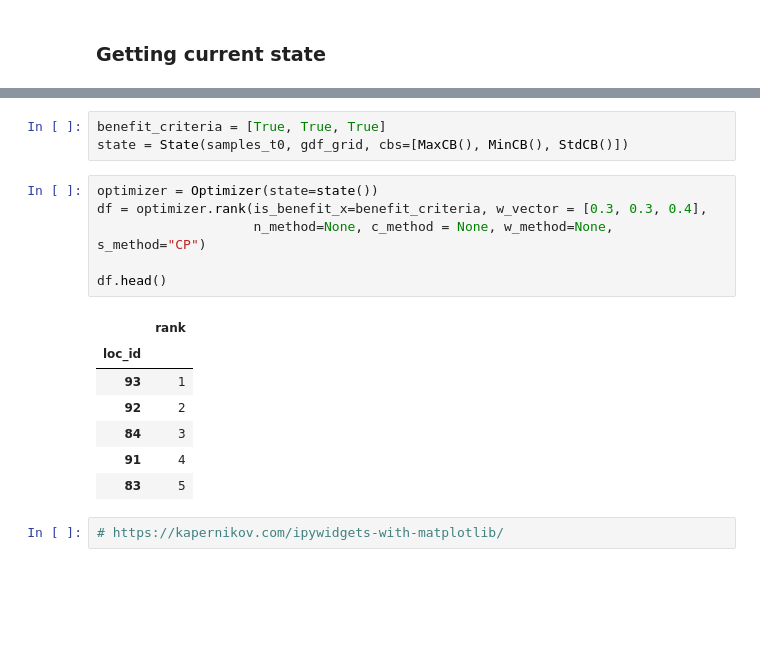
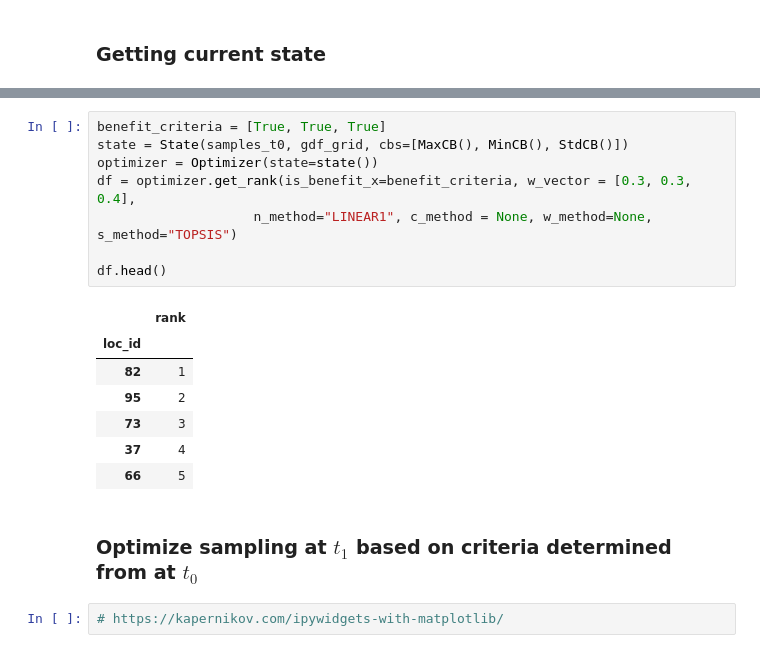
Before and after one commit to franckalbinet/trufl, a Jupyter notebook: nbs/index.ipynb, the cells around one changed output, grey strips where cells are left out. Cells and saved outputs as stored; diff of their text form; blank space fills up the shorter version.

Commit message:
preprocessing optimizer

```diff
--- a/nbs/index.ipynb
+++ b/nbs/index.ipynb
@@ -272,19 +278,20 @@ state_t0 = state(); state_t0
 # %%
 benefit_criteria = [True, True, True]
 state = State(samples_t0, gdf_grid, cbs=[MaxCB(), MinCB(), StdCB()])
+optimizer = Optimizer(state=state())
+df = optimizer.get_rank(is_benefit_x=benefit_criteria, w_vector = [0.3, 0.3, 0.4],
+                    n_method="LINEAR1", c_method = None, w_method=None, s_method="TOPSIS")
+
+df.head()
+# %% [output]
+|  | rank |
+| loc_id |  |
+| 82 | 1 |
+| 95 | 2 |
+| 73 | 3 |
+| 37 | 4 |
+| 66 | 5 |
-# %%
-optimizer = Optimizer(state=state())
-df = optimizer.rank(is_benefit_x=benefit_criteria, w_vector = [0.3, 0.3, 0.4],
-                    n_method=None, c_method = None, w_method=None, s_method="CP")
-
-df.head()
-# %% [output]
-|  | rank |
-| loc_id |  |
-| 93 | 1 |
-| 92 | 2 |
-| 84 | 3 |
-| 91 | 4 |
-| 83 | 5 |
+# %% [markdown]
+### Optimize sampling at $t_1$ based on criteria determined from at $t_0$
 # %%
 # https://kapernikov.com/ipywidgets-with-matplotlib/
```
Also changed, not shown: parts of 6 cells of this notebook, 4 other files.
